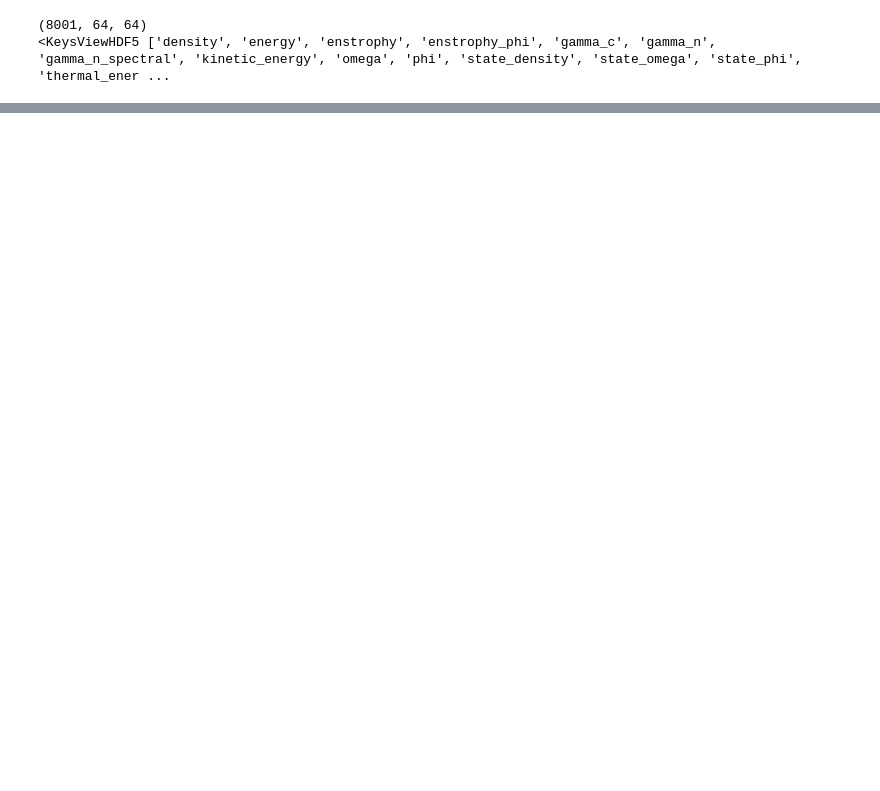
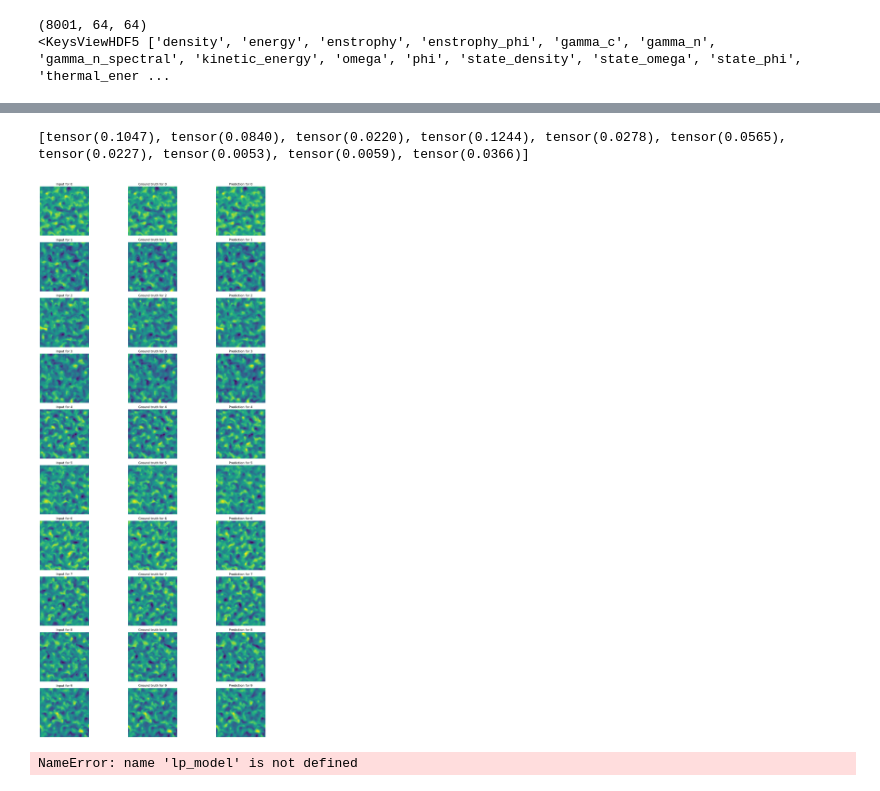
Before and after one commit to Anthony50102/DQFNO, a Jupyter notebook: examples/hasegawa_wakatini.ipynb, the cells around one changed output, grey strips where cells are left out. Cells and saved outputs as stored; diff of their text form; code cells hidden in the pictures; blank space fills up the shorter version.

```diff
--- a/examples/hasegawa_wakatini.ipynb
+++ b/examples/hasegawa_wakatini.ipynb
@@ -74,14 +82,7 @@ for (input_file, target_file) in train_files:
 # %%
-modes = [(16,16), (32,32), (8,8)]
-model = DQFNO(
-    modes=modes,
-    in_channels=1,
-    out_channels=1,
-    hidden_channels=8,
-)
-model.cpu()
 lpLoss= LpLoss(d=4,p=2, reduction='mean')
 h1Loss = H1Loss(d=2)
+pLoss = PoissonResidual
+mse = torch.nn.functional.mse_loss
 # optim = AdamW(model.parameters(), lr = .00001)
-optim = torch.optim.Adam(model.parameters(), lr=.0001)
 # %%
@@ -185,0 +213,9 @@ tensor([0.0667, 0.0750, 0.0378, 0.0254, 0.0860, 0.0538, 0.0707, 0.0716, 0.0406,
+# %%
+show_model(mulit_model)
+# %% [output]
+[tensor(0.1047), tensor(0.0840), tensor(0.0220), tensor(0.1244), tensor(0.0278), tensor(0.0565), tensor(0.0227), tensor(0.0053), tensor(0.0059), tensor(0.0366)]
+[figure, added]
+# %%
+show_model(lp_model)
+# %% [output]
+NameError: name 'lp_model' is not defined
```
Also changed, not shown: parts of 9 cells of this notebook, 5 other files.
